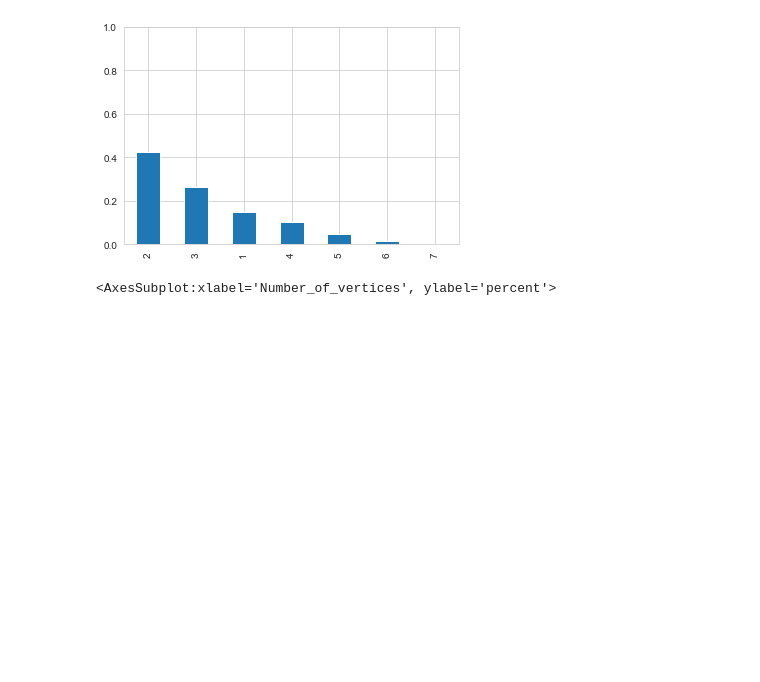
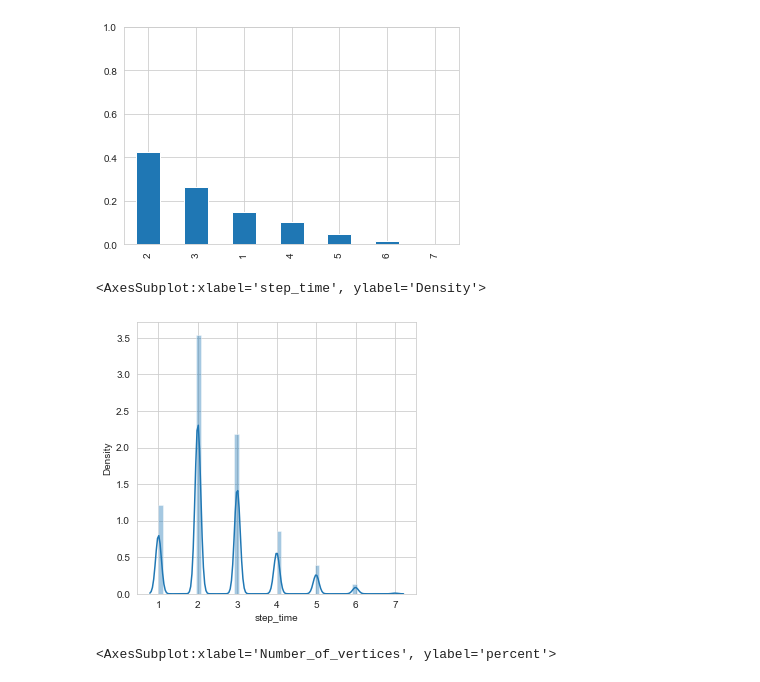
Before and after one commit to Sanskar-16/capstone, a Jupyter notebook: code/analysis.ipynb, the cells around one changed output. Drawn from its saved outputs; the diff is of its cells as text; code cells hidden in the pictures; blank space fills up the shorter version.

Commit message:
added a distplot for step-values

```diff
--- a/code/analysis.ipynb
+++ b/code/analysis.ipynb
@@ -94,6 +94,12 @@ df.step_time.value_counts(normalize=True).plot(kind='bar')
 # %% [output]
 <AxesSubplot:>
 [figure]
+# %%
+plt.figure(figsize=(5,5))
+sns.distplot(df['step_time'])
+# %% [output]
+<AxesSubplot:xlabel='step_time', ylabel='Density'>
+[figure, added]
 # %%
 sns.barplot(x=df['Number_of_vertices'], y=df['percent'], hue=df['step_time'], data=df)
 # %% [output]
```
Also changed, not shown: parts of 7 cells of this notebook.
